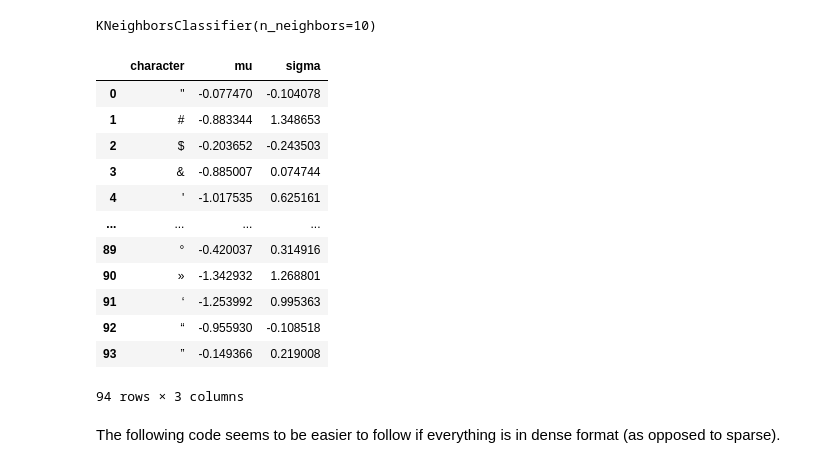
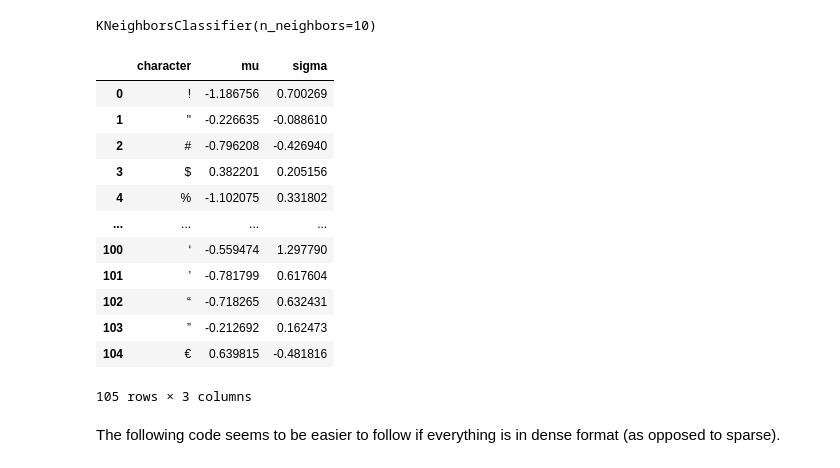
Before and after one commit to ggdhines/historical-transcriptions, a Jupyter notebook: notebooks/ocr followup.ipynb, the cells around one changed output. Drawn from its saved outputs; the diff is of its cells as text; code cells hidden in the pictures.

```diff
--- a/notebooks/ocr followup.ipynb
+++ b/notebooks/ocr followup.ipynb
@@ -261,5 +260,5 @@ The following code is taken from
 # %% [markdown]
 We have a very biased data set, so we'll check to see if reweighting the training and test set improves things.
 # %%
-base_model = load_or_train_model(train_images,test_images,"base",50)
+base_model = cvae.load_or_train_model(train_images,test_images,"base",50)
 # %% [output]
@@ -347,22 +346,22 @@ clf.fit(train_latent_df[["mu","sigma"]], train_latent_df["character"])
 # %% [output]
 KNeighborsClassifier(n_neighbors=10)
 # %%
-ideal_df = latent_df.groupby("character")[["mu","sigma"]].median().reset_index()
+ideal_df = train_latent_df.groupby("character")[["mu","sigma"]].median().reset_index()
 ideal_df
 # %% [output]
 |  | character | mu | sigma |
-| 0 | " | -0.077470 | -0.104078 |
-| 1 | # | -0.883344 | 1.348653 |
-| 2 | $ | -0.203652 | -0.243503 |
-| 3 | & | -0.885007 | 0.074744 |
-| 4 | ' | -1.017535 | 0.625161 |
+| 0 | ! | -1.186756 | 0.700269 |
+| 1 | " | -0.226635 | -0.088610 |
+| 2 | # | -0.796208 | -0.426940 |
+| 3 | $ | 0.382201 | 0.205156 |
+| 4 | % | -1.102075 | 0.331802 |
 | ... | ... | ... | ... |
-| 89 | ° | -0.420037 | 0.314916 |
-| 90 | » | -1.342932 | 1.268801 |
-| 91 | ‘ | -1.253992 | 0.995363 |
-| 92 | “ | -0.955930 | -0.108518 |
-| 93 | ” | -0.149366 | 0.219008 |
+| 100 | ‘ | -0.559474 | 1.297790 |
+| 101 | ’ | -0.781799 | 0.617604 |
+| 102 | “ | -0.718265 | 0.632431 |
+| 103 | ” | -0.212692 | 0.162473 |
+| 104 | € | 0.639815 | -0.481816 |
-94 rows × 3 columns
+105 rows × 3 columns
 # %% [markdown]
 The following code seems to be easier to follow if everything is in dense format (as opposed to sparse).
 # %%
```
Also changed, not shown: parts of 14 cells of this notebook, 1 other file.
